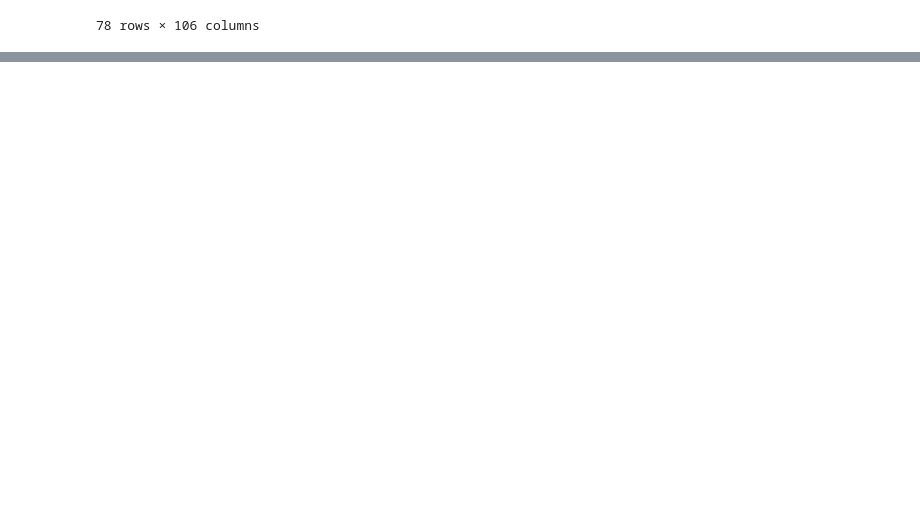
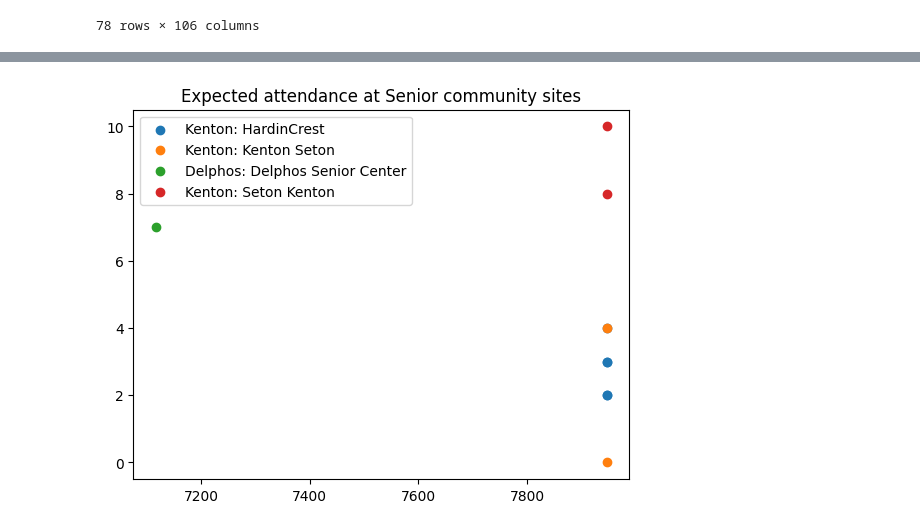
Before and after one commit to Human-Centered-Optimization-Lab/clinicOpt, a Jupyter notebook: tools/attendancePlaygorund.ipynb, the cells around one changed output, grey strips where cells are left out. Drawn from its saved outputs; the diff is of its cells as text; code cells hidden in the pictures; blank space fills up the shorter version.

```diff
--- a/tools/attendancePlaygorund.ipynb
+++ b/tools/attendancePlaygorund.ipynb
@@ -87,0 +86,4 @@ thirftEvents
+# %%
+plot_site_type("Senior community")
+# %% [output]
+[figure, added]
```
Also changed, not shown: parts of 10 cells of this notebook.
